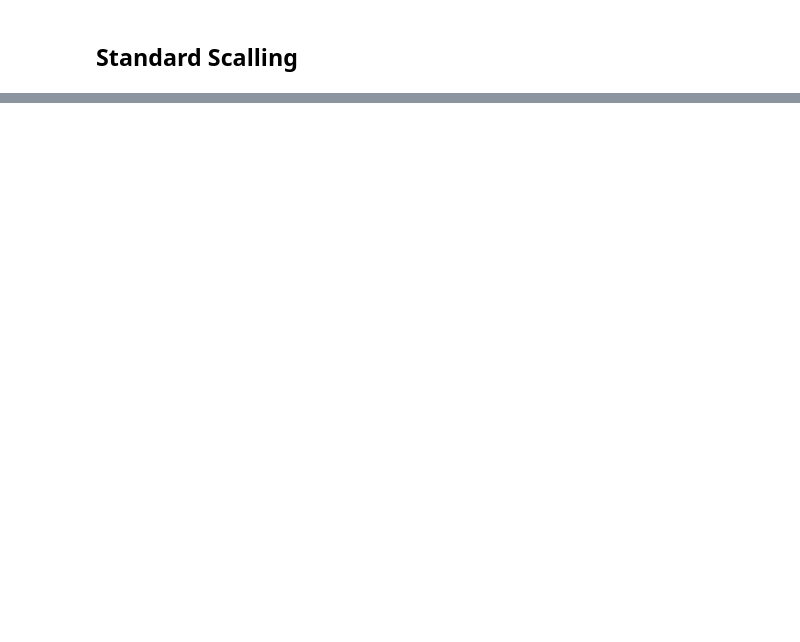
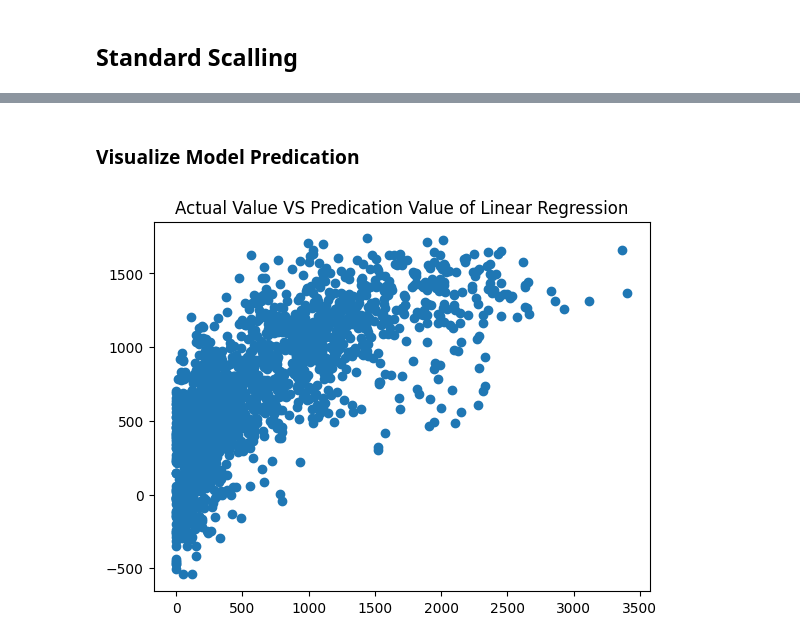
Before and after one commit to NirajBhakhar/Bike-Sharing-Demand-Prediction, a Jupyter notebook: notebooks/DataModeling.ipynb, the cells around one changed output, grey strips where cells are left out. Drawn from its saved outputs; the diff is of its cells as text; code cells hidden in the pictures; blank space fills up the shorter version.

Commit message:
include all model and large file

```diff
--- a/notebooks/DataModeling.ipynb
+++ b/notebooks/DataModeling.ipynb
@@ -21,8 +33,12 @@ Index(['Rented Bike Count', 'Hour', 'Temperature(°C)', 'Humidity(%)',
+# %%
+x = dataset.drop("Rented Bike Count", axis=1)
+y = dataset["Rented Bike Count"]
+
+x_train, x_test, y_train, y_test = train_test_split(x, y, test_size=0.2, random_state=43)
 # %% [markdown]
 ## Standard Scalling
 # %%
 scaler = StandardScaler()
-scaler.fit(x_train)
 
-x_train = scaler.transform(x_train)
-x_test = scaler.transform(x_test)
+x_train = scaler.fit_transform(x_train)
+x_test = scaler.fit_transform(x_test)
@@ -38,0 +64,3 @@ AttributeError: 'StandardScaler' object has no attribute 'scale_'
+# %%
+linear_model = LinearRegression()
+linear_model.fit(x_train,y_train)
@@ -38,0 +69,2 @@ AttributeError: 'StandardScaler' object has no attribute 'scale_'
+# %%
+y_pred = linear_model.predict(x_test)
@@ -38,0 +142,8 @@ AttributeError: 'StandardScaler' object has no attribute 'scale_'
+# %% [markdown]
+### Visualize Model Predication
+# %%
+plt.scatter(y_test, y_pred)
+plt.title("Actual Value VS Predication Value of Linear Regression")
+plt.show()
+# %% [output]
+[figure, added]
```
Also changed, not shown: parts of 27 cells of this notebook, 5 other files.
